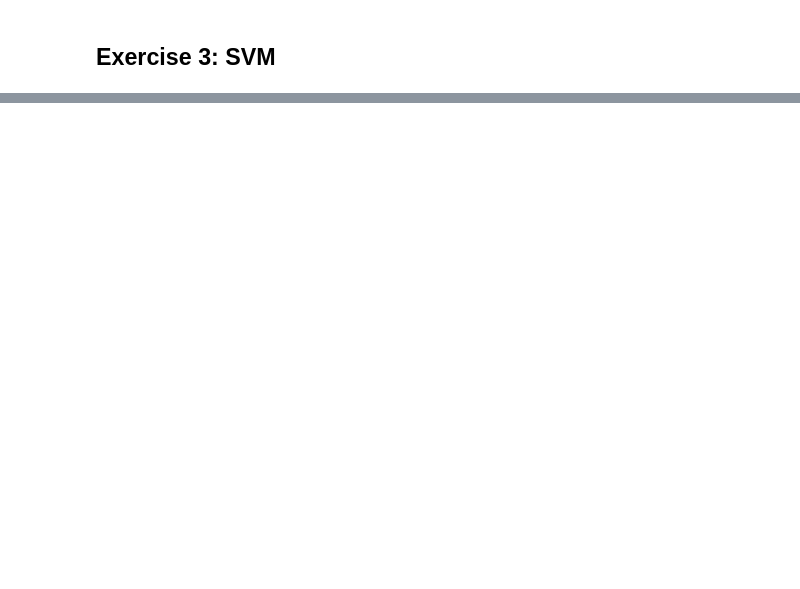
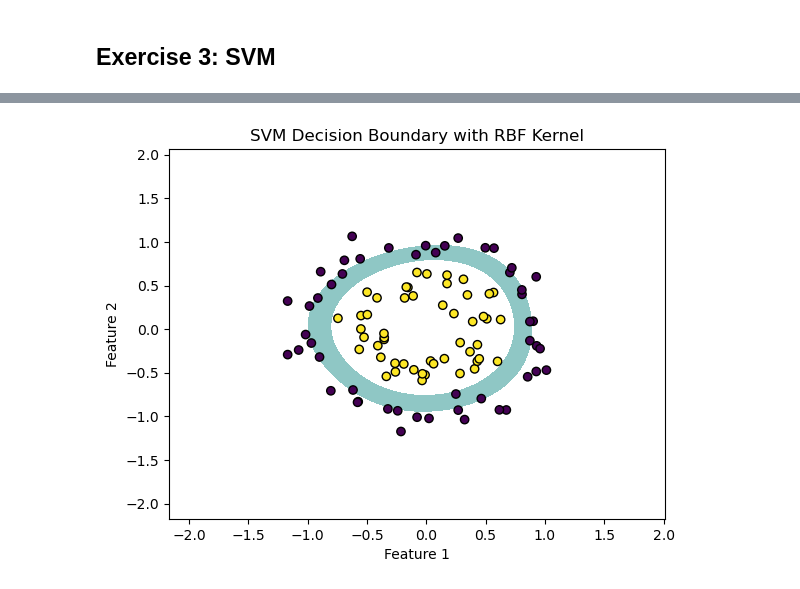
Before and after one commit to Tsumugivolle77/MLE-Sheets, a Jupyter notebook: sheet1/MLE25_sheet01.ipynb, the cells around one changed output, grey strips where cells are left out. Cells and saved outputs as stored; diff of their text form; code cells hidden in the pictures; blank space fills up the shorter version.

```diff
--- a/sheet1/MLE25_sheet01.ipynb
+++ b/sheet1/MLE25_sheet01.ipynb
@@ -398,11 +309,16 @@ def plot_decision_boundary_transformed(X, y, model, title="SVM Decision Boundary
 # %%
 # ===========================
 # 5. SVM with RBF Kernel on Circular Data
 # ===========================
 
 #TODO: Train SVM with RBF kernel on circular data
+svm_rbf = DualSVM(C=2.5, kernel="rbf", gamma=1.0)
+svm_rbf.fit(X_circles, y_circles)
 
 #TODO: Plot decision boundary
+plot_decision_boundary(svm_rbf, X_circles, y_circles, title="SVM Decision Boundary with RBF Kernel")
+# %% [output]
+[figure, added]
 # %% [markdown]
 ### 6.
 
```
Also changed, not shown: parts of 19 cells of this notebook, 2 other files.
